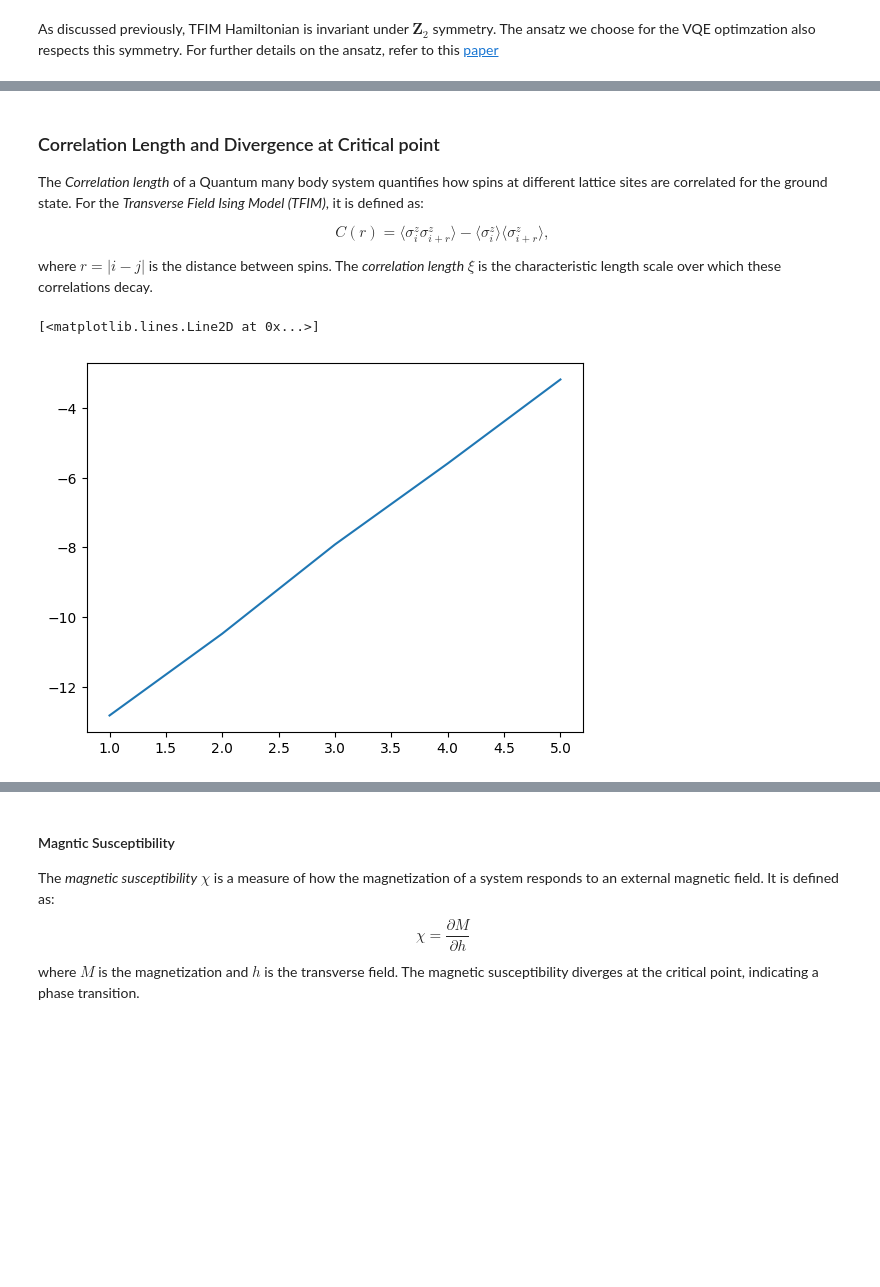
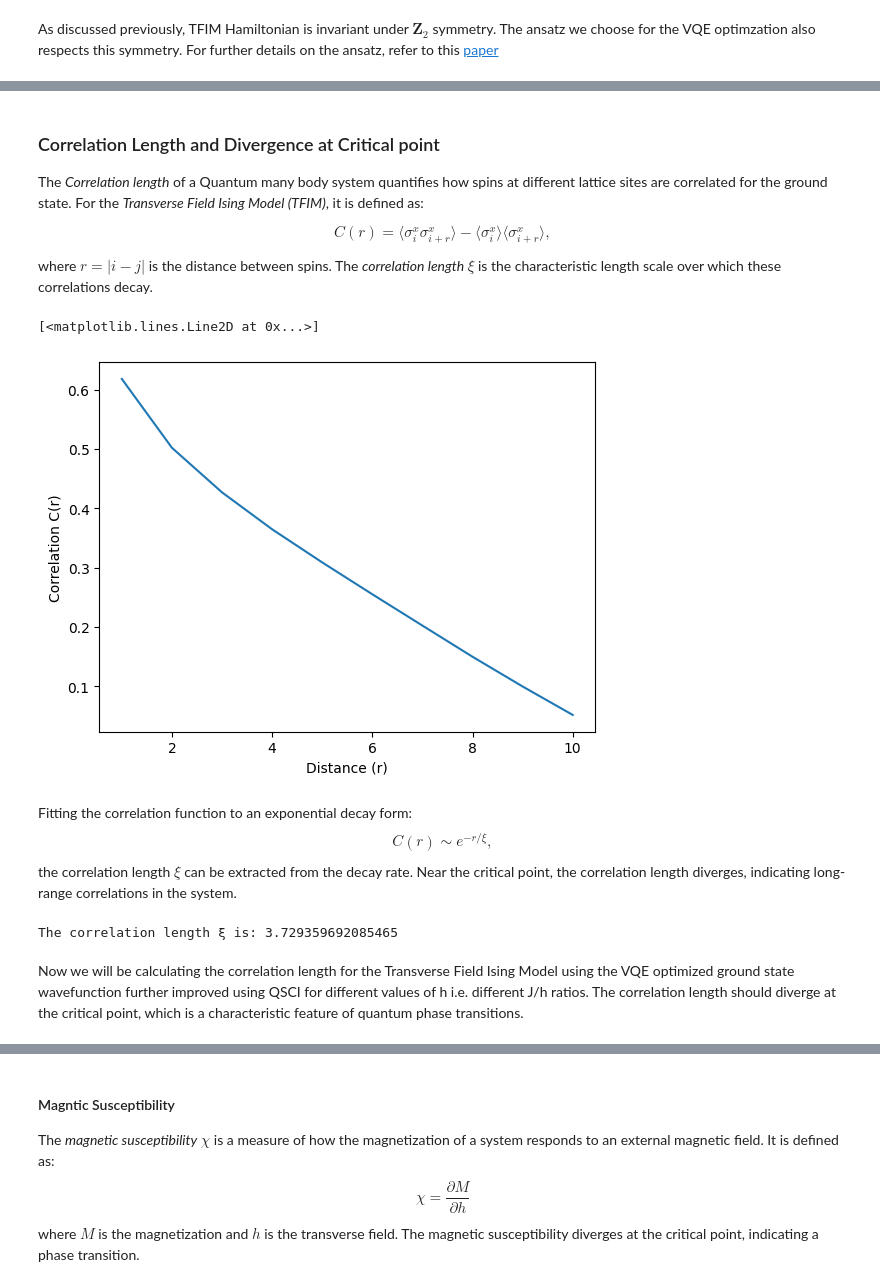
Before and after one commit to QunaSys/quri-parts, a Jupyter notebook: quri_sdk_notebooks/examples/0_quri-algo-vm/5_tfim/TFIM.ipynb, the cells around one changed output, grey strips where cells are left out. Saved outputs shown, nothing was run; the diff lists cells and outputs as text; code cells hidden in the pictures; blank space fills up the shorter version.

Commit message:
Added further documentation for TFIM

```diff
--- a/quri_sdk_notebooks/examples/0_quri-algo-vm/5_tfim/TFIM.ipynb
+++ b/quri_sdk_notebooks/examples/0_quri-algo-vm/5_tfim/TFIM.ipynb
@@ -171,11 +205,8 @@ gradient_estimator = create_parameter_shift_gradient_estimator(concurrent_parame
 # %%
-def h_cost_fn(hamiltonian):
-    def cost_fn(param_values: Sequence[float]):
-        estimate = estimator(hamiltonian, parametric_state, param_values)
-        return estimate.value.real
-    return cost_fn
+concurrent_parametric_estimator = create_qulacs_vector_concurrent_parametric_estimator()
+gradient_estimator = create_parameter_shift_gradient_estimator(concurrent_parametric_estimator)
 
-def h_grad_fn(hamiltonian):
+def H_grad_fn(hamiltonian):
     def grad_fn(param_values: Sequence[float]) -> Sequence[float]:
         estimate = gradient_estimator(hamiltonian, parametric_state, param_values)
         return np.asarray([g.real for g in estimate.values])
@@ -183,4 +216,6 @@ def h_grad_fn(hamiltonian):
 # %%
+from quri_parts.algo.optimizer import Adam, OptimizerStatus
+
 def vqe(
     init_params: Sequence[float],
     cost_fn,
@@ -189,8 +224,8 @@ def vqe(
     hamiltonian
 ):
 
-    cost_fn = h_cost_fn(hamiltonian)
-    grad_fn = h_grad_fn(hamiltonian)
+    cost_fn = H_cost_fn(hamiltonian)
+    grad_fn = H_grad_fn(hamiltonian)
 
     opt_state = optimizer.get_init_state(init_params)
     while True:
@@ -203,8 +238,11 @@ def vqe(
             break
     return opt_state
 # %%
+adam_optimizer = Adam()
 init_params = np.random.random(parametric_circuit.parameter_count)
-vqe_state = vqe(init_params, h_cost_fn, h_grad_fn, adam_optimizer, hamiltonian)
+vqe_state = vqe(init_params, H_cost_fn, H_grad_fn, adam_optimizer, hamiltonian)
+bound_state = parametric_state.bind_parameters(vqe_state.params)
+
 print("Optimized value:", vqe_state.cost)
 print("Optimized parameter:", vqe_state.params)
 print("Iterations:", vqe_state.niter)
@@ -279,36 +320,63 @@ In Transverse Field Ising Model between the limits, $h << J$ and $h >> J$, the n
 The *Correlation length* of a Quantum many body system quantifies how spins at different lattice sites are correlated for the ground state. For the *Transverse Field Ising Model (TFIM)*, it is defined as:
 
 $$
-C(r) = \langle \sigma_i^z \sigma_{i+r}^z \rangle - \langle \sigma_i^z \rangle \langle \sigma_{i+r}^z \rangle,
+C(r) = \langle \sigma_i^x \sigma_{i+r}^x \rangle - \langle \sigma_i^x \rangle \langle \sigma_{i+r}^x \rangle,
 $$
 
 where $r = |i - j|$ is the distance between spins. The *correlation length* $\xi$ is the characteristic length scale over which these correlations decay.
 # %%
-def correlation_fun(quantum_state, r):
+def C_r(quantum_state, r):
     pair_corr_operator = Operator()
     for i in range(n_qubits):
         if i+r >= n_qubits:
             break
-        pauli_index = pauli_label('Z'+str(i)+' Z'+str(i+r))
+        pauli_index = pauli_label('X'+str(i)+' X'+str(i+r))
         pair_corr_operator.add_term(pauli_index, 1)
+
+    normal_corr_operator = Operator()
+    for i in range(n_qubits):
+        pauli_index = pauli_label('X'+str(i))
+        normal_corr_operator.add_term(pauli_index, 1)
 
     shifted_corr_operator = Operator()
     for i in range(n_qubits):
             if i+r >= n_qubits:
                 break
-            pauli_index = pauli_label('Z'+str(r))
+            pauli_index = pauli_label('X'+str(i+r))
             shifted_corr_operator.add_term(pauli_index, 1)
 
     return (
         qulacs_estimator(pair_corr_operator, quantum_state).value -
-        qulacs_estimator(magnetization_operator, quantum_state).value * qulacs_estimator(shifted_corr_operator, quantum_state).value
-    )
+        qulacs_estimator(normal_corr_operator, quantum_state).value * qulacs_estimator(shifted_corr_operator, quantum_state).value
+    )/n_qubits
 # %%
+r = np.arange(1, n_qubits)
 correlation = []
-for i in range(1, n_qubits):
-    correlation.append(correlation_fun(bound_state, i))
 
-plt.plot(range(1, n_qubits), np.real(correlation))
+for i in r:
+    correlation.append(C_r(bound_state, i))
+
+plt.xlabel('Distance (r)')
+plt.ylabel('Correlation C(r)')
+plt.plot(r, np.real(correlation))
 # %% [output]
 [<matplotlib.lines.Line2D at 0x...>]
-[figure, old version]
+[figure, new version]
+# %% [markdown]
+Fitting the correlation function to an exponential decay form:
+$$
+C(r) \sim e^{-r/\xi},
+$$
+the correlation length $\xi$ can be extracted from the decay rate. Near the critical point, the correlation length diverges, indicating long-range correlations in the system.
+# %%
+from scipy.optimize import curve_fit
+
+def exp_decay(r, xi):
+    return np.exp(-r/xi)
+
+popt, _ = curve_fit(exp_decay, r, np.real(correlation))
+print("The correlation length ξ is:", popt[0])
+# %% [output]
+The correlation length ξ is: 3.729359692085465
+# %% [markdown]
+Now we will be calculating the correlation length for the Transverse Field Ising Model using the VQE optimized ground state wavefunction further improved using QSCI for different values of h i.e. different J/h ratios. The correlation length should diverge at the critical point, which is a characteristic feature of quantum phase transitions.
```
Also changed, not shown: parts of 43 cells of this notebook.
